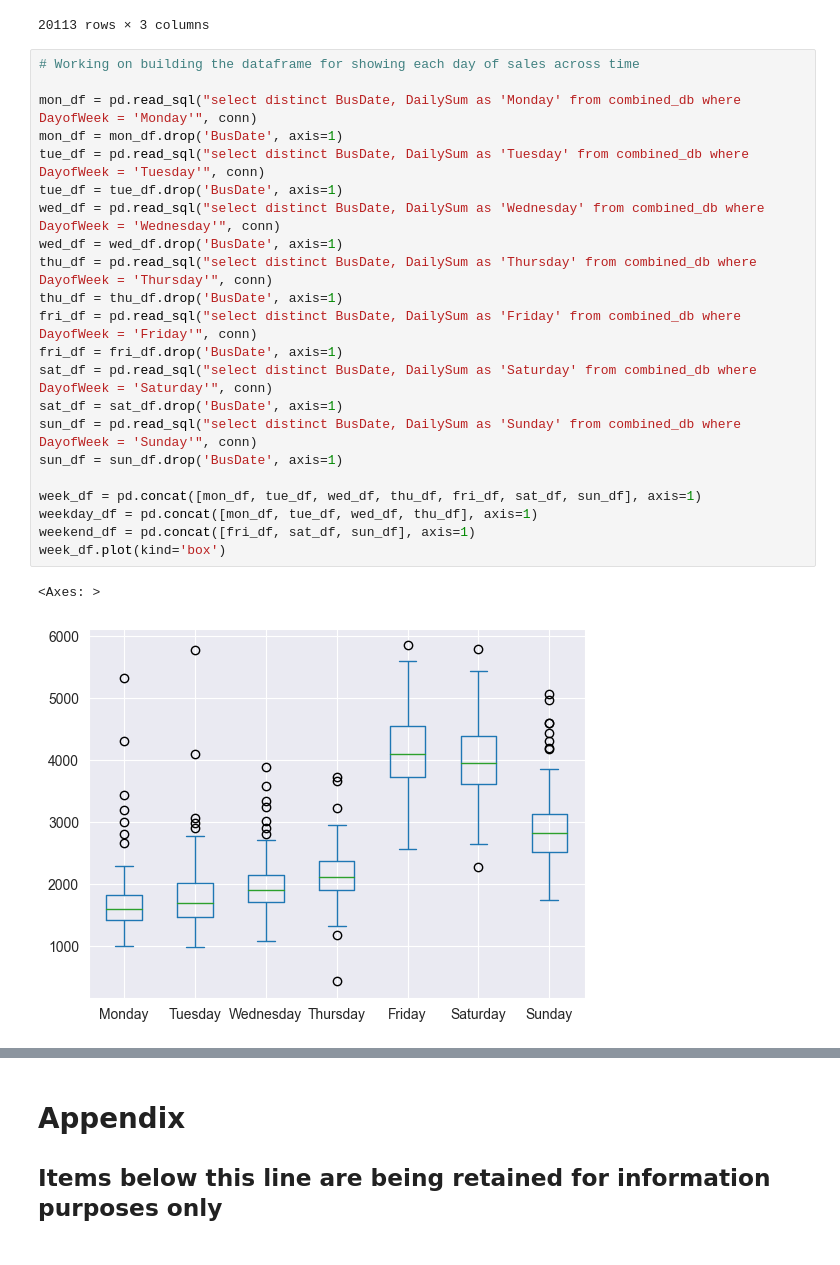
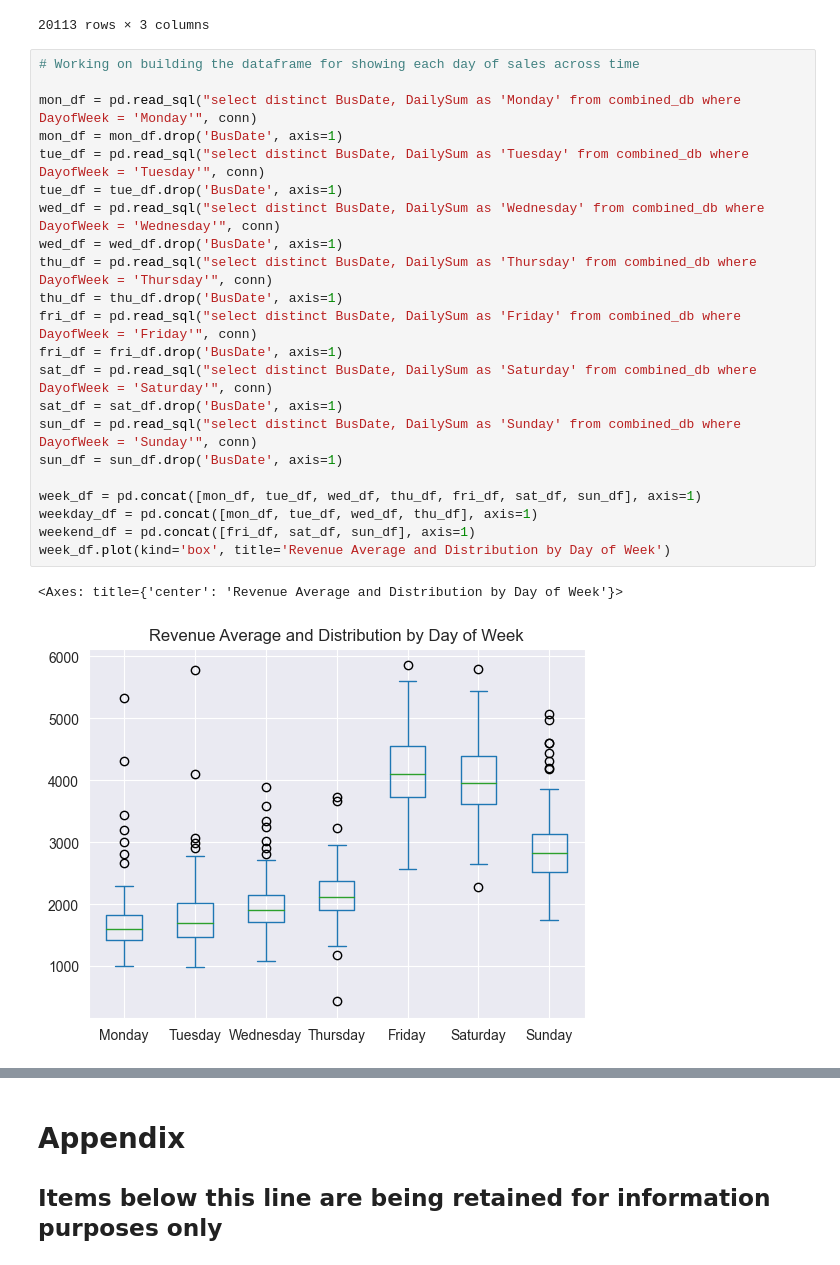
Before and after one commit to robertdfraley/PizzaWeatherPatterns, a Jupyter notebook: PizzaWeatherPattern.ipynb, the cells around one changed output, grey strips where cells are left out. Cells and saved outputs as stored; diff of their text form.

```diff
--- a/PizzaWeatherPattern.ipynb
+++ b/PizzaWeatherPattern.ipynb
@@ -248,26 +248,26 @@ friday_orders
 # %%
 # Working on building the dataframe for showing each day of sales across time
 
 mon_df = pd.read_sql("select distinct BusDate, DailySum as 'Monday' from combined_db where DayofWeek = 'Monday'", conn)
 mon_df = mon_df.drop('BusDate', axis=1)
 tue_df = pd.read_sql("select distinct BusDate, DailySum as 'Tuesday' from combined_db where DayofWeek = 'Tuesday'", conn)
 tue_df = tue_df.drop('BusDate', axis=1)
 wed_df = pd.read_sql("select distinct BusDate, DailySum as 'Wednesday' from combined_db where DayofWeek = 'Wednesday'", conn)
 wed_df = wed_df.drop('BusDate', axis=1)
 thu_df = pd.read_sql("select distinct BusDate, DailySum as 'Thursday' from combined_db where DayofWeek = 'Thursday'", conn)
 thu_df = thu_df.drop('BusDate', axis=1)
 fri_df = pd.read_sql("select distinct BusDate, DailySum as 'Friday' from combined_db where DayofWeek = 'Friday'", conn)
 fri_df = fri_df.drop('BusDate', axis=1)
 sat_df = pd.read_sql("select distinct BusDate, DailySum as 'Saturday' from combined_db where DayofWeek = 'Saturday'", conn)
 sat_df = sat_df.drop('BusDate', axis=1)
 sun_df = pd.read_sql("select distinct BusDate, DailySum as 'Sunday' from combined_db where DayofWeek = 'Sunday'", conn)
 sun_df = sun_df.drop('BusDate', axis=1)
 
 week_df = pd.concat([mon_df, tue_df, wed_df, thu_df, fri_df, sat_df, sun_df], axis=1)
 weekday_df = pd.concat([mon_df, tue_df, wed_df, thu_df], axis=1)
 weekend_df = pd.concat([fri_df, sat_df, sun_df], axis=1)
-week_df.plot(kind='box')
+week_df.plot(kind='box', title='Revenue Average and Distribution by Day of Week')
 # %% [output]
-<Axes: >
+<Axes: title={'center': 'Revenue Average and Distribution by Day of Week'}>
-[figure, old version]
+[figure, new version]
 # %%
```
Also changed, not shown: parts of 14 cells of this notebook, 3 other files.
